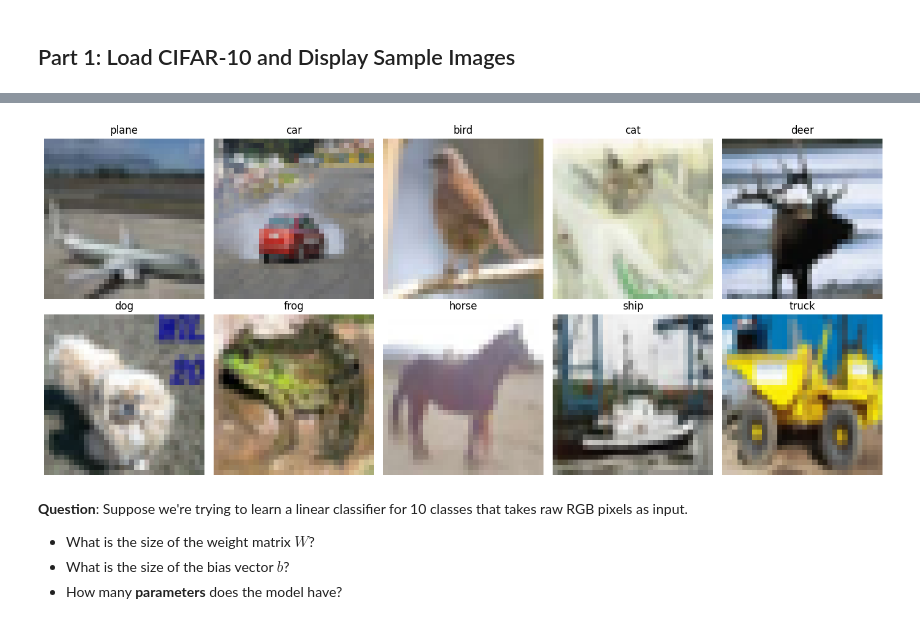
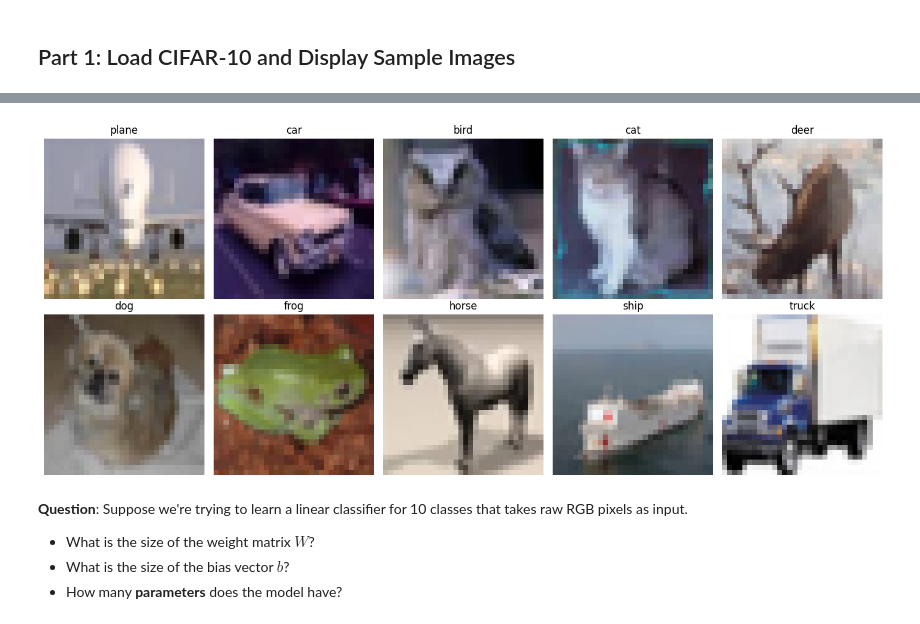
Before and after one commit to cs1053-26w/Lectures, a Jupyter notebook: notebooks/ML3.ipynb, the cells around one changed output, grey strips where cells are left out. Drawn from its saved outputs; the diff is of its cells as text; code cells hidden in the pictures.

```diff
--- a/notebooks/ML3.ipynb
+++ b/notebooks/ML3.ipynb
@@ -217,37 +210,37 @@ cifar10_train = torchvision.datasets.CIFAR10(
 
 # Use a small subset for faster training
 subset_size = 2000  # Small subset for demonstration
-indices = torch.randperm(len(full_dataset))[:subset_size]
+indices = torch.randperm(len(cifar10_train))[:subset_size]
 data_subset = torch.utils.data.Subset(cifar10_train, indices)
 
 # Display one image from each class
 fig, axes = plt.subplots(2, 5, figsize=(14, 6))
 axes = axes.flatten()
 
 # Create a dictionary to track which classes we've seen
 class_indices = {i: None for i in range(len(classes))}
 
 # Find one image from each class
 for idx, (image, label) in enumerate(data_subset):
     if class_indices[label] is None:
         class_indices[label] = idx
     if all(v is not None for v in class_indices.values()):
         break
 
 # Plot one image from each class
 for class_idx in range(len(classes)):
     image, label = data_subset[class_indices[class_idx]]
     # Denormalize for display: multiply by std and add mean
     image = image * 0.5 + 0.5  # undo normalization
     image = image.permute(1, 2, 0).numpy()  # Convert to HWC format
     axes[class_idx].imshow(image)
     axes[class_idx].set_title(f'{classes[label]}')
     axes[class_idx].axis('off')
 
 plt.tight_layout()
 plt.show()
 # %% [output]
-[figure, old version]
+[figure, new version]
 # %% [markdown]
 **Question**: Suppose we're trying to learn a linear classifier for 10 classes that takes raw RGB pixels as input.
 * What is the size of the weight matrix $W$?
```
Also changed, not shown: parts of 12 cells of this notebook, 4 other files.
